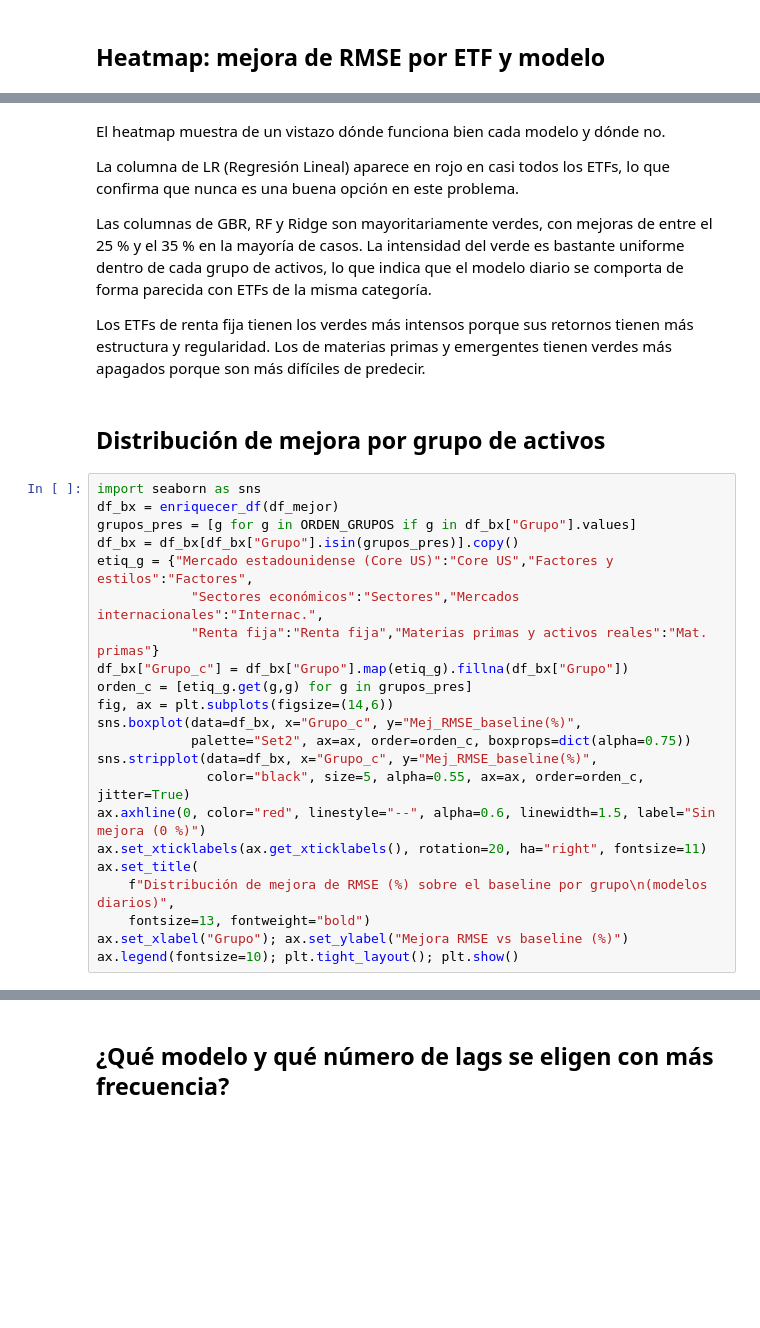
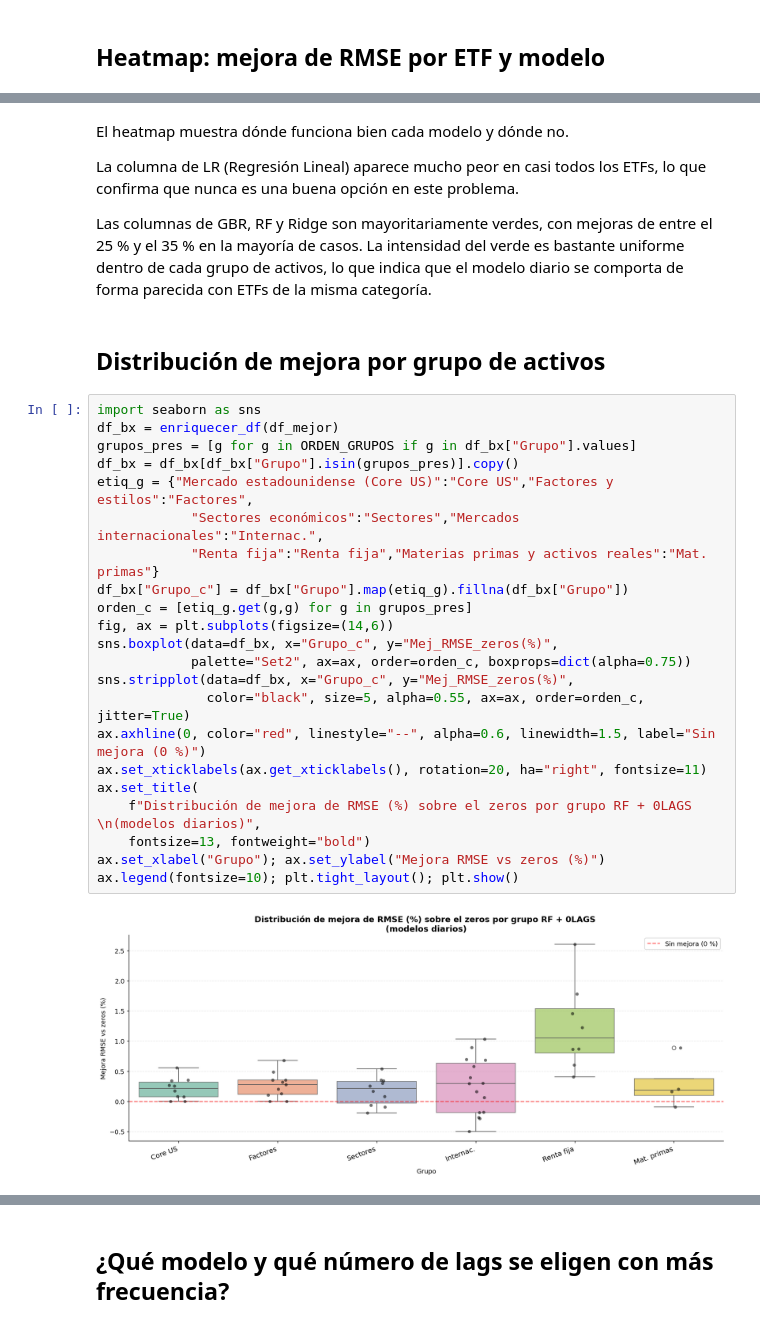
Before and after one commit to aleellord/TFM, a Jupyter notebook: 3.Modelo_ML/Modelos_diarios/03_Análisis_resultados_modelos_diarios.ipynb, the cells around one changed output, grey strips where cells are left out. Saved outputs shown, nothing was run; the diff lists cells and outputs as text; blank space fills up the shorter version.

```diff
--- a/3.Modelo_ML/Modelos_diarios/03_Análisis_resultados_modelos_diarios.ipynb
+++ b/3.Modelo_ML/Modelos_diarios/03_Análisis_resultados_modelos_diarios.ipynb
@@ -345,32 +571,32 @@ plt.tight_layout(); plt.show()
 # %% [markdown]
-El heatmap muestra de un vistazo dónde funciona bien cada modelo y dónde no.
+El heatmap muestra dónde funciona bien cada modelo y dónde no.
 
-La columna de LR (Regresión Lineal) aparece en rojo en casi todos los ETFs, lo que confirma que nunca es una buena opción en este problema.
+La columna de LR (Regresión Lineal) aparece mucho peor en casi todos los ETFs, lo que confirma que nunca es una buena opción en este problema.
 
 Las columnas de GBR, RF y Ridge son mayoritariamente verdes, con mejoras de entre el 25 % y el 35 % en la mayoría de casos. La intensidad del verde es bastante uniforme dentro de cada grupo de activos, lo que indica que el modelo diario se comporta de forma parecida con ETFs de la misma categoría.
-
-Los ETFs de renta fija tienen los verdes más intensos porque sus retornos tienen más estructura y regularidad. Los de materias primas y emergentes tienen verdes más apagados porque son más difíciles de predecir.
 # %% [markdown]
 ## Distribución de mejora por grupo de activos
 # %%
 import seaborn as sns
 df_bx = enriquecer_df(df_mejor)
 grupos_pres = [g for g in ORDEN_GRUPOS if g in df_bx["Grupo"].values]
 df_bx = df_bx[df_bx["Grupo"].isin(grupos_pres)].copy()
 etiq_g = {"Mercado estadounidense (Core US)":"Core US","Factores y estilos":"Factores",
             "Sectores económicos":"Sectores","Mercados internacionales":"Internac.",
             "Renta fija":"Renta fija","Materias primas y activos reales":"Mat. primas"}
 df_bx["Grupo_c"] = df_bx["Grupo"].map(etiq_g).fillna(df_bx["Grupo"])
 orden_c = [etiq_g.get(g,g) for g in grupos_pres]
 fig, ax = plt.subplots(figsize=(14,6))
-sns.boxplot(data=df_bx, x="Grupo_c", y="Mej_RMSE_baseline(%)",
+sns.boxplot(data=df_bx, x="Grupo_c", y="Mej_RMSE_zeros(%)",
             palette="Set2", ax=ax, order=orden_c, boxprops=dict(alpha=0.75))
-sns.stripplot(data=df_bx, x="Grupo_c", y="Mej_RMSE_baseline(%)",
+sns.stripplot(data=df_bx, x="Grupo_c", y="Mej_RMSE_zeros(%)",
               color="black", size=5, alpha=0.55, ax=ax, order=orden_c, jitter=True)
 ax.axhline(0, color="red", linestyle="--", alpha=0.6, linewidth=1.5, label="Sin mejora (0 %)")
 ax.set_xticklabels(ax.get_xticklabels(), rotation=20, ha="right", fontsize=11)
 ax.set_title(
-    f"Distribución de mejora de RMSE (%) sobre el baseline por grupo\n(modelos diarios)",
+    f"Distribución de mejora de RMSE (%) sobre el zeros por grupo RF + 0LAGS \n(modelos diarios)",
     fontsize=13, fontweight="bold")
-ax.set_xlabel("Grupo"); ax.set_ylabel("Mejora RMSE vs baseline (%)")
+ax.set_xlabel("Grupo"); ax.set_ylabel("Mejora RMSE vs zeros (%)")
 ax.legend(fontsize=10); plt.tight_layout(); plt.show()
+# %% [output]
+[figure, added]
```
Also changed, not shown: parts of 43 cells of this notebook, 1 other file.
